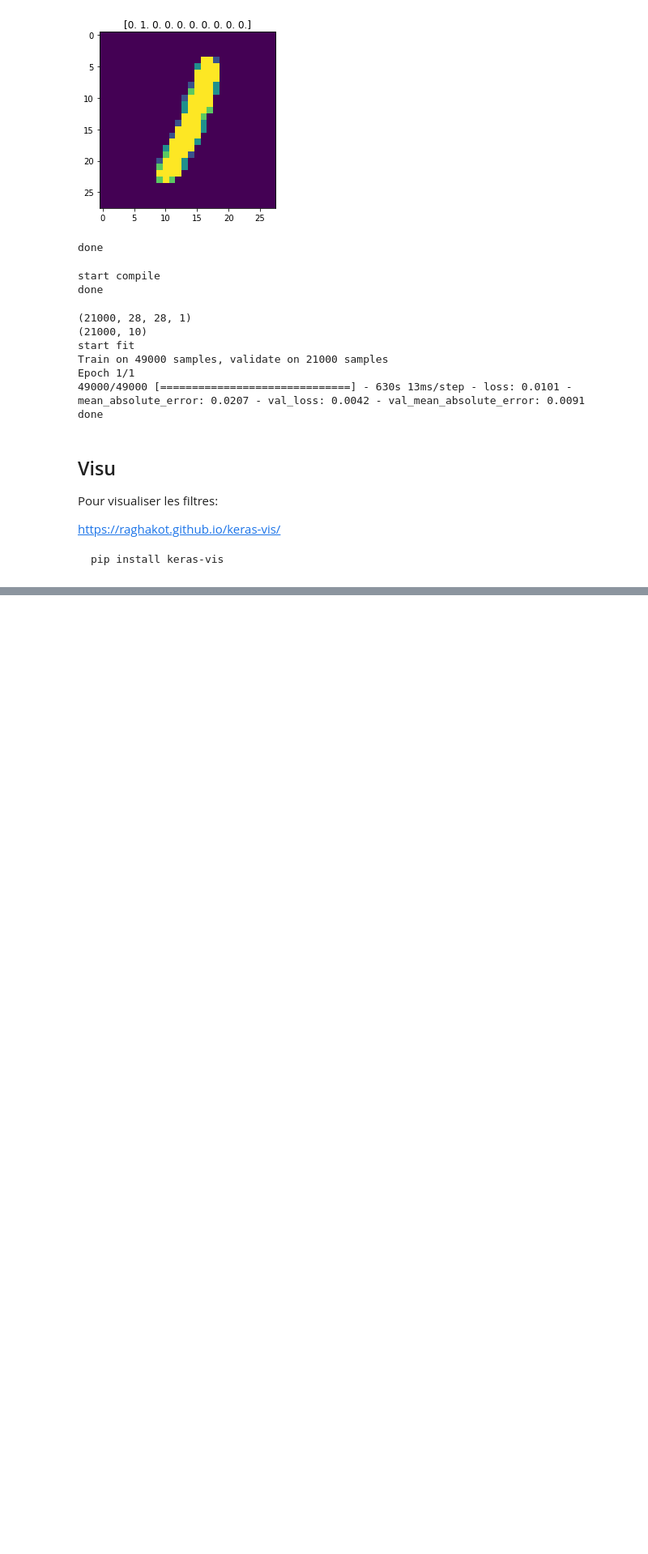
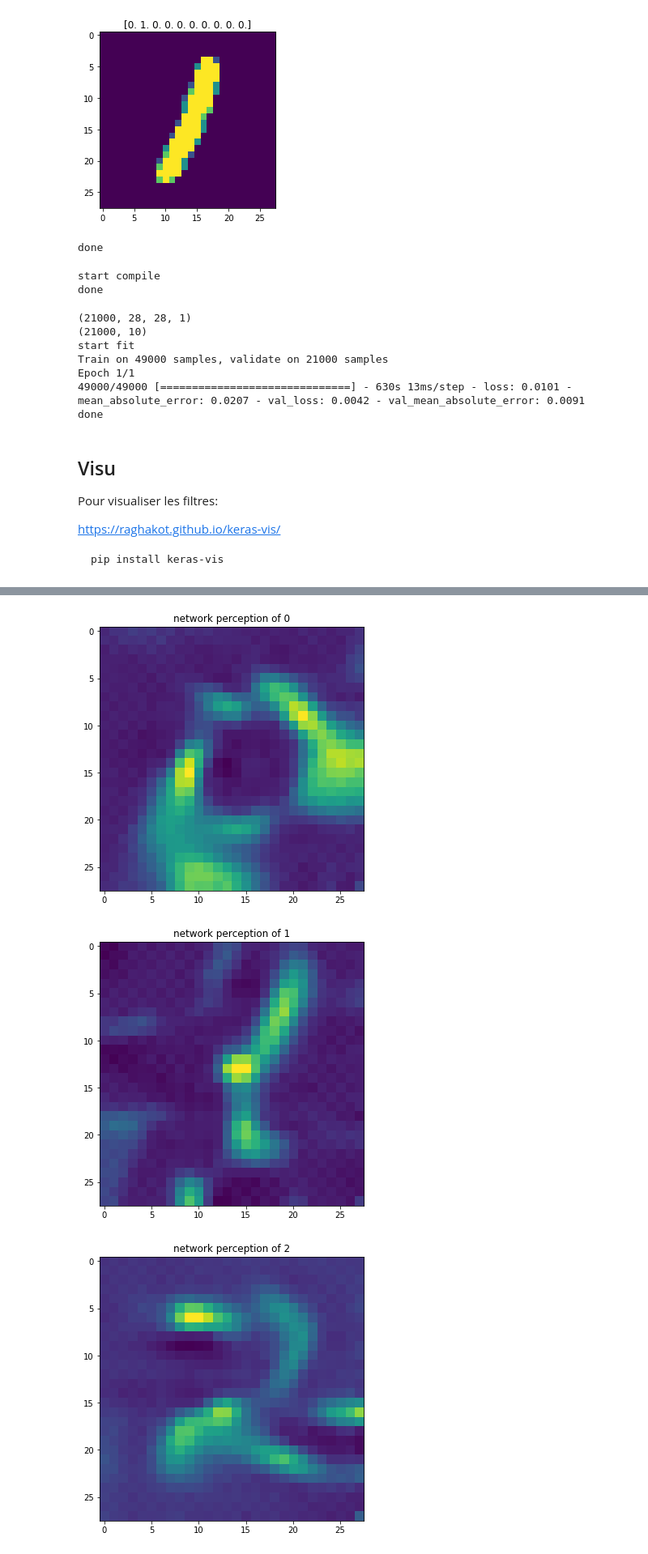
Before and after one commit to Evanior/MachineLearning, a Jupyter notebook: cnn_tp1.ipynb, the cells around one changed output, grey strips where cells are left out. Shown at 81% size. Cells and saved outputs as stored; diff of their text form; code cells hidden in the pictures; blank space fills up the shorter version.

```diff
--- a/cnn_tp1.ipynb
+++ b/cnn_tp1.ipynb
@@ -205,11 +205,26 @@ score train 0.9744693877551021
-# %%
-model = Sequential()
-model.add(Conv2D(32, kernel_size=(5, 5), strides=(1, 1),
-                 activation='relu',
-                 input_shape=input_shape))
-model.add(MaxPooling2D(pool_size=(2, 2), strides=(2, 2)))
-model.add(Conv2D(64, (5, 5), activation='relu'))
-model.add(MaxPooling2D(pool_size=(2, 2)))
-model.add(Flatten())
-model.add(Dense(1000, activation='relu'))
-model.add(Dense(num_classes, activation='softmax'))
+# %%
+from vis.visualization import visualize_activation
+from vis.utils import utils
+from keras import activations
+
+from matplotlib import pyplot as plt
+plt.rcParams['figure.figsize'] = (18, 6)
+
+layer_idx = -1
+
+# Swap softmax with linear
+model.layers[layer_idx].activation = activations.linear
+model = utils.apply_modifications(model)
+
+# This is the output node we want to maximize.
+for i in range(10):
+    filter_idx = i
+    plt.figure()
+    img = visualize_activation(model, layer_idx, filter_indices=filter_idx, input_range=(0.0, 1.0))
+    plt.imshow(img[..., 0])
+    plt.title("network perception of %s"%i)
+    plt.show()
+# %% [output]
+[figure, added]
+[figure, added]
+[figure, added]
```
Also changed, not shown: parts of 4 cells of this notebook.
